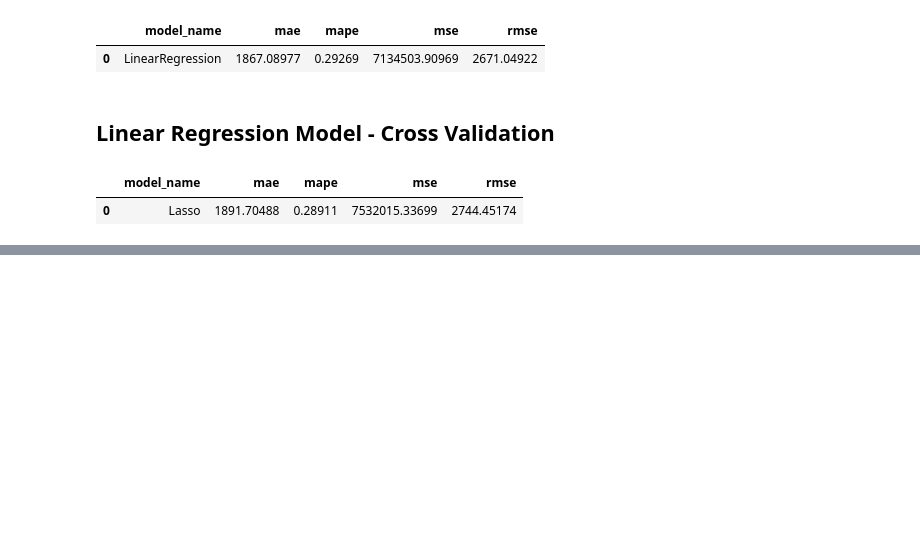
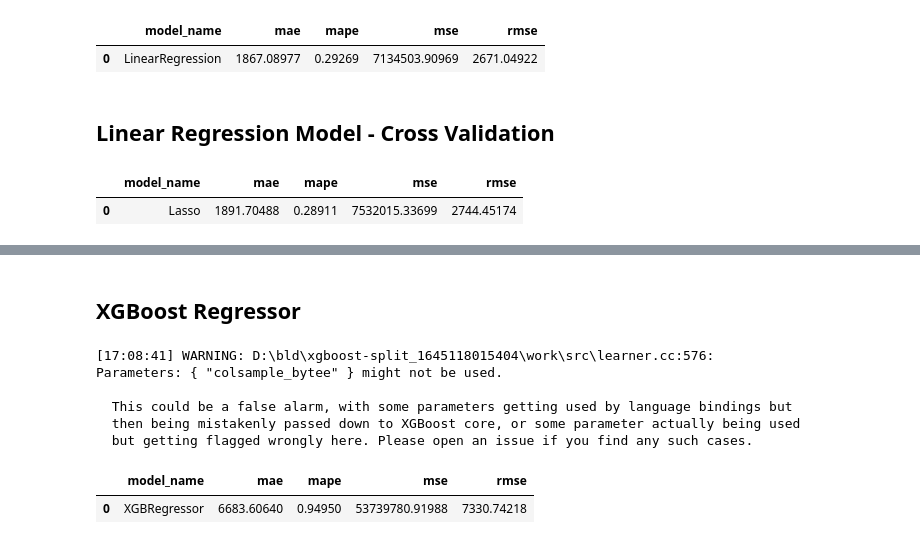
Before and after one commit to ViniciusKos/forecast_sales, a Jupyter notebook: forecast_sales.ipynb, the cells around one changed output, grey strips where cells are left out. Saved outputs shown, nothing was run; the diff lists cells and outputs as text; code cells hidden in the pictures; blank space fills up the shorter version.

```diff
--- a/forecast_sales.ipynb
+++ b/forecast_sales.ipynb
@@ -1006,0 +1021,26 @@ lr_result
+# %% [markdown]
+## XGBoost Regressor
+# %%
+# model
+model_xgb = xgb.XGBRegressor( objective='reg:squarederror',
+                              n_estimators=100,
+                              eta=0.01,
+                              max_depth=10,
+                              subsample=0.7,
+                              colsample_bytee=0.9 ).fit( xtrain, ytrain )
+
+# prediction
+ypred_xgb = model_xgb.predict( xtest )
+
+# performance
+xgb_result = errors_ml(aux1, ypred_xgb,model_name=model_xgb.__class__.__name__)
+xgb_result
+# %% [output]
+[17:08:41] WARNING: D:\bld\xgboost-split_1645118015404\work\src\learner.cc:576:
+Parameters: { "colsample_bytee" } might not be used.
+
+  This could be a false alarm, with some parameters getting used by language bindings but
+  then being mistakenly passed down to XGBoost core, or some parameter actually being used
+  but getting flagged wrongly here. Please open an issue if you find any such cases.
+|  | model_name | mae | mape | mse | rmse |
+| 0 | XGBRegressor | 6683.60640 | 0.94950 | 53739780.91988 | 7330.74218 |
```
Also changed, not shown: parts of 7 cells of this notebook.
